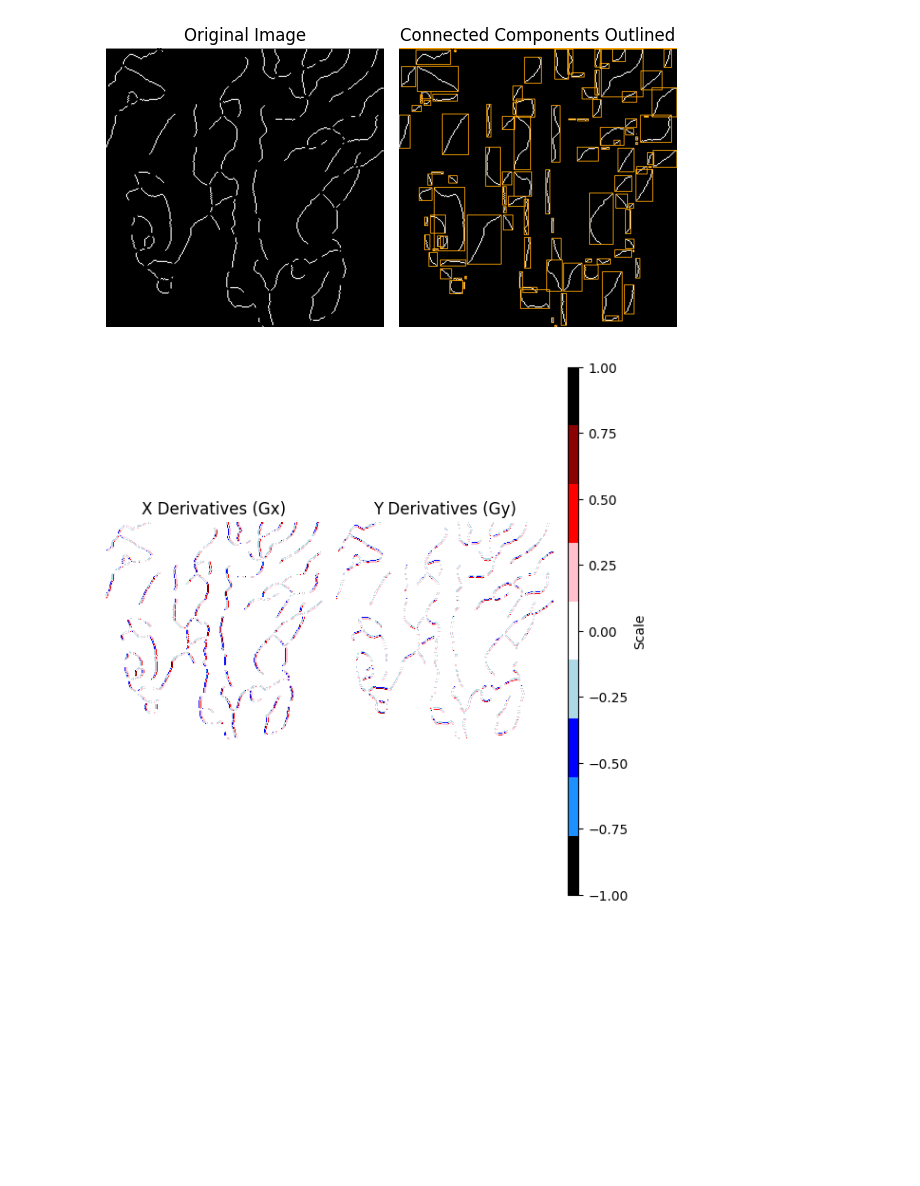
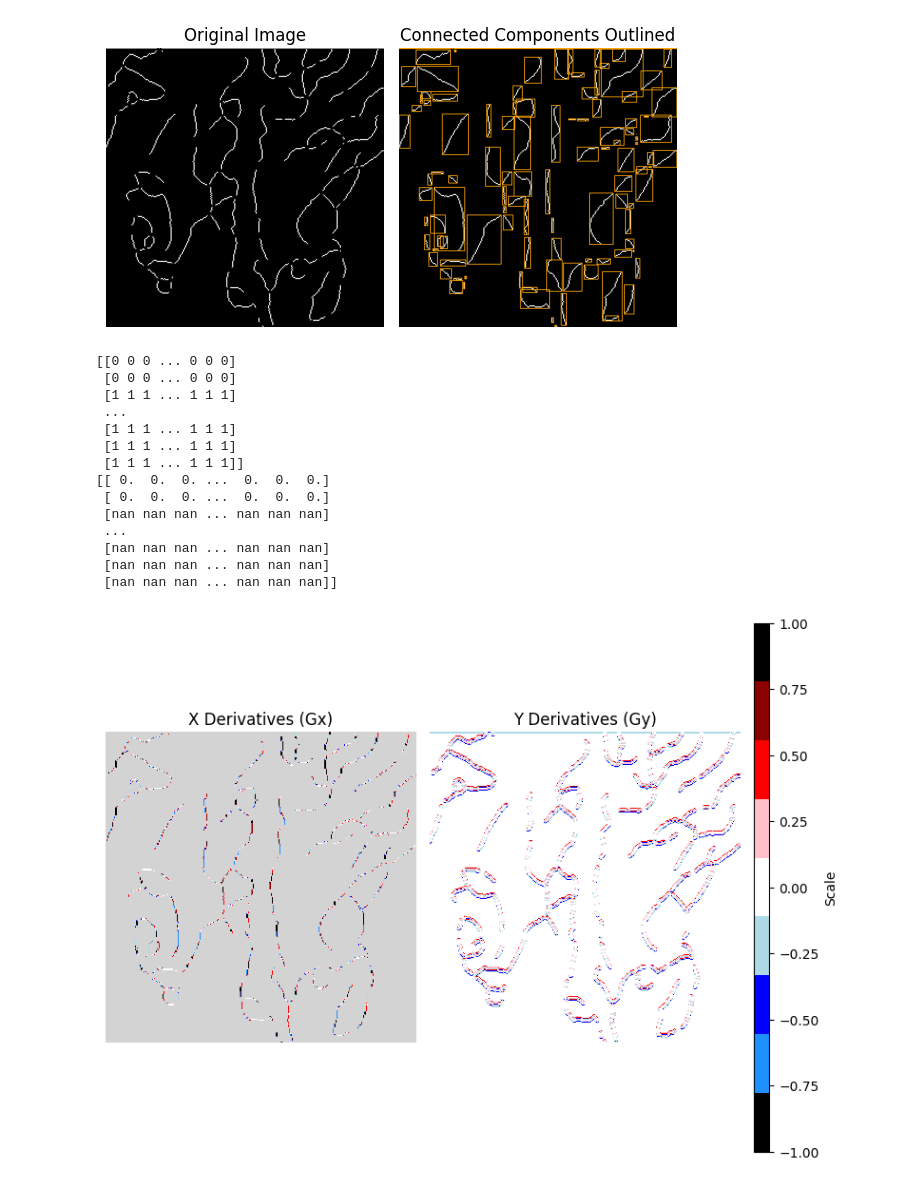
Before and after one commit to JHoffmann12/PHANGSDustFill, a Jupyter notebook: ThinSkeleton.ipynb, the cells around one changed output. Cells and saved outputs as stored; diff of their text form; code cells hidden in the pictures; blank space fills up the shorter version.

Commit message:
sobel by segment

```diff
--- a/ThinSkeleton.ipynb
+++ b/ThinSkeleton.ipynb
@@ -41,23 +42,43 @@ Processed C:\Users\HP\Documents\JHU_Academics\Research\PHANGS\ThinSkeleton1Inver
 # %%
 invert_intersects_removed = r'C:\Users\HP\Documents\JHU_Academics\Research\PHANGS\InvertIntersects.png'
 IMF.invert_image(intersects_removed ,invert_intersects_removed)
-labels, stats = IA.identify_connected_components(invert_intersects_removed)
+labels, stats, num_labels = IA.identify_connected_components(invert_intersects_removed)
 # %% [output]
 Thresholded image saved as C:\Users\HP\Documents\JHU_Academics\Research\PHANGS\InvertIntersects.png
 [figure]
 # %%
 # read the image
-img = cv2.imread(intersects_removed)
+importlib.reload(IA)
+importlib.reload(PF)
+# img = cv2.imread(intersects_removed)
 
-# convert to gray
-gray = cv2.cvtColor(img, cv2.COLOR_BGR2GRAY)
+# # convert to gray
+# gray = cv2.cvtColor(img, cv2.COLOR_BGR2GRAY)
 
-# blur
-blur = cv2.GaussianBlur(gray, (0,0), 1.3, 1.3)
-# apply sobel derivatives
-sobelx = cv2.Sobel(blur,cv2.CV_64F,1,0,ksize=3)
-sobely = cv2.Sobel(blur,cv2.CV_64F,0,1,ksize=3)
-PF.plot_sobel_derivatives(sobelx, sobely)
+# # blur
+# blur = cv2.GaussianBlur(gray, (0,0), 1.3, 1.3)
+# # apply sobel derivatives
+# sobelx = cv2.Sobel(blur,cv2.CV_64F,1,0,ksize=3)
+# sobely = cv2.Sobel(blur,cv2.CV_64F,0,1,ksize=3)
+# PF.plot_sobel_derivatives(sobelx, sobely)
+mask_path = intersects_removed
+
+sobel_x, sobel_y = IA.apply_sobel_filter_to_components(invert_intersects_removed, labels, stats, num_labels)
+PF.plot_sobel_derivatives(mask_path,sobel_x, sobel_y)
 # %% [output]
+[[0 0 0 ... 0 0 0]
+ [0 0 0 ... 0 0 0]
+ [1 1 1 ... 1 1 1]
+ ...
+ [1 1 1 ... 1 1 1]
+ [1 1 1 ... 1 1 1]
+ [1 1 1 ... 1 1 1]]
+[[ 0.  0.  0. ...  0.  0.  0.]
+ [ 0.  0.  0. ...  0.  0.  0.]
+ [nan nan nan ... nan nan nan]
+ ...
+ [nan nan nan ... nan nan nan]
+ [nan nan nan ... nan nan nan]
+ [nan nan nan ... nan nan nan]]
-[figure, old version]
+[figure, new version]
 # %%
```
Also changed, not shown: parts of 6 cells of this notebook, 5 other files.
